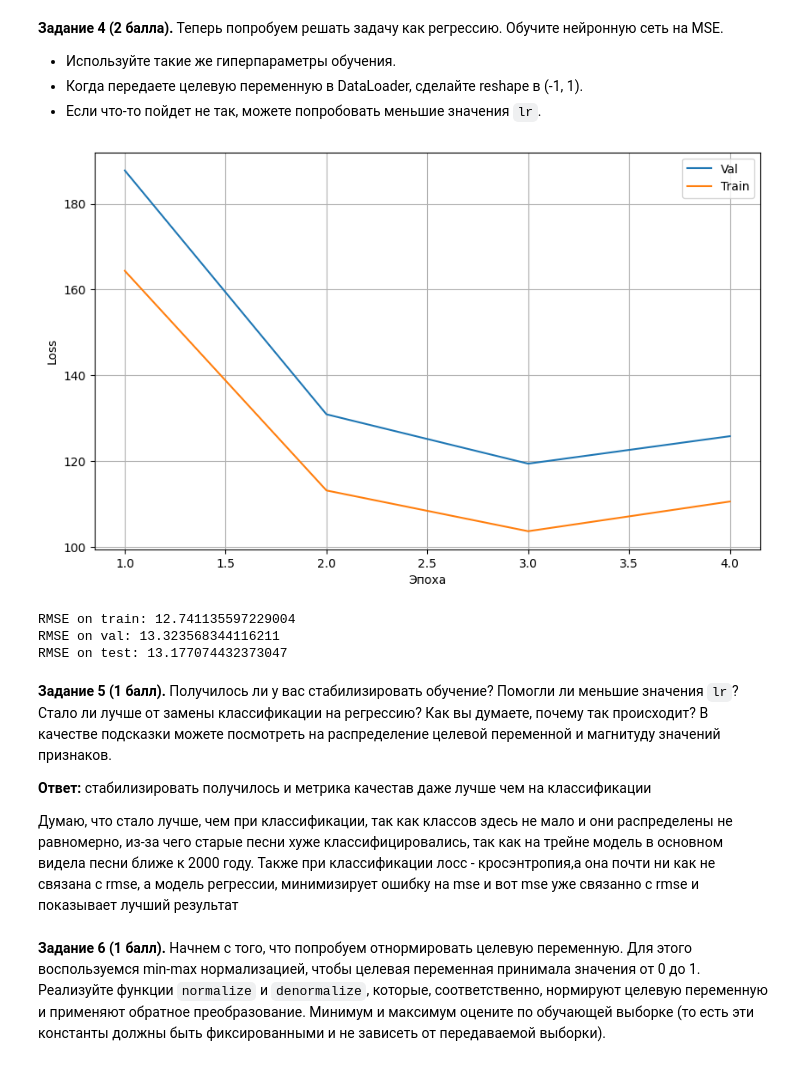
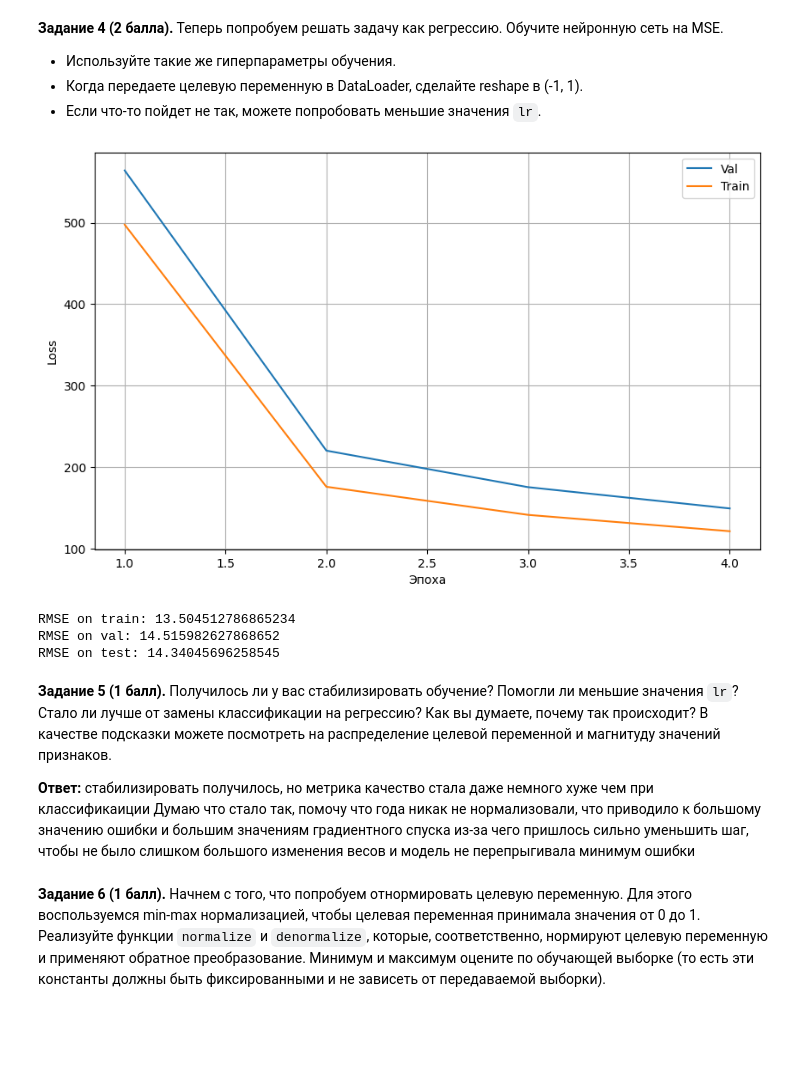
Before and after one commit to Aleksander-23443/iad_dl, a Jupyter notebook: dz1_iad/homework_01.ipynb, the cells around one changed output. Drawn from its saved outputs; the diff is of its cells as text; code cells hidden in the pictures; blank space fills up the shorter version.

```diff
--- a/dz1_iad/homework_01.ipynb
+++ b/dz1_iad/homework_01.ipynb
@@ -623,11 +619,11 @@ data_test = make_loader(X_test_tensor, y_test_tensor, shuffle=True)
 # %%
 set_global_seed(SEED)
 reg_net = NetForSongsRegression(X_train_tensor.shape[1]).to(device)
 critetion_reg = nn.MSELoss()
-optimizer_reg = torch.optim.SGD(reg_net.parameters(), lr=0.00001)
+optimizer_reg = torch.optim.SGD(reg_net.parameters(), lr=0.000003)
 train(reg_net, optimizer_reg, critetion_reg, data_train, data_val, 4, task='reg')
 # %% [output]
-[figure, old version]
+[figure, new version]
 # %%
 pred_val = predict(reg_net, data_val, task='reg')
 pred_train = predict(reg_net, data_train, task='reg')
@@ -641,14 +637,13 @@ print(f"RMSE on train: {rmse_train}")
 print(f"RMSE on val: {rmse_val}")
 print(f"RMSE on test: {rmse_test}")
 # %% [output]
-RMSE on train: 12.741135597229004
-RMSE on val: 13.323568344116211
-RMSE on test: 13.177074432373047
+RMSE on train: 13.504512786865234
+RMSE on val: 14.515982627868652
+RMSE on test: 14.34045696258545
 # %% [markdown]
 **Задание 5 (1 балл).** Получилось ли у вас стабилизировать обучение? Помогли ли меньшие значения `lr`? Стало ли лучше от замены классификации на регрессию? Как вы думаете, почему так происходит? В качестве подсказки можете посмотреть на распределение целевой переменной и магнитуду значений признаков.
 
-**Ответ:** стабилизировать получилось и метрика качестав даже лучше чем на классификации
-
-Думаю, что стало лучше, чем при классификации, так как классов здесь не мало и они распределены не равномерно, из-за чего старые песни хуже классифицировались, так как на трейне модель в основном видела песни ближе к 2000 году. Также при классификации лосс - кросэнтропия,а она почти ни как не связана с rmse, а модель регрессии, минимизирует ошибку на mse и вот mse уже связанно с rmse и показывает лучший результат
+**Ответ:** стабилизировать получилось, но метрика качество стала даже немного хуже чем при классификаиции
+Думаю что стало так, помочу что года никак не нормализовали, что приводило к большому значению ошибки и большим значениям градиентного спуска из-за чего пришлось сильно уменьшить шаг, чтобы не было слишком большого изменения весов и модель не перепрыгивала минимум ошибки
 # %% [markdown]
 **Задание 6 (1 балл).** Начнем с того, что попробуем отнормировать целевую переменную. Для этого воспользуемся min-max нормализацией, чтобы целевая переменная принимала значения от 0 до 1. Реализуйте функции `normalize` и `denormalize`, которые, соответственно, нормируют целевую переменную и применяют обратное преобразование. Минимум и максимум оцените по обучающей выборке (то есть эти константы должны быть фиксированными и не зависеть от передаваемой выборки).
```
Also changed, not shown: parts of 17 cells of this notebook.
